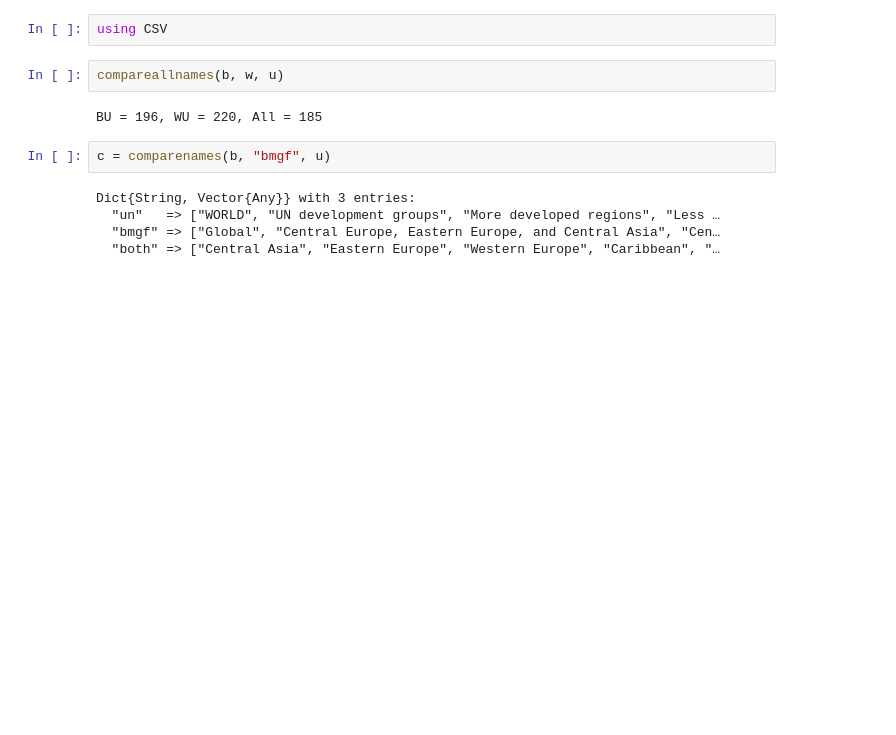
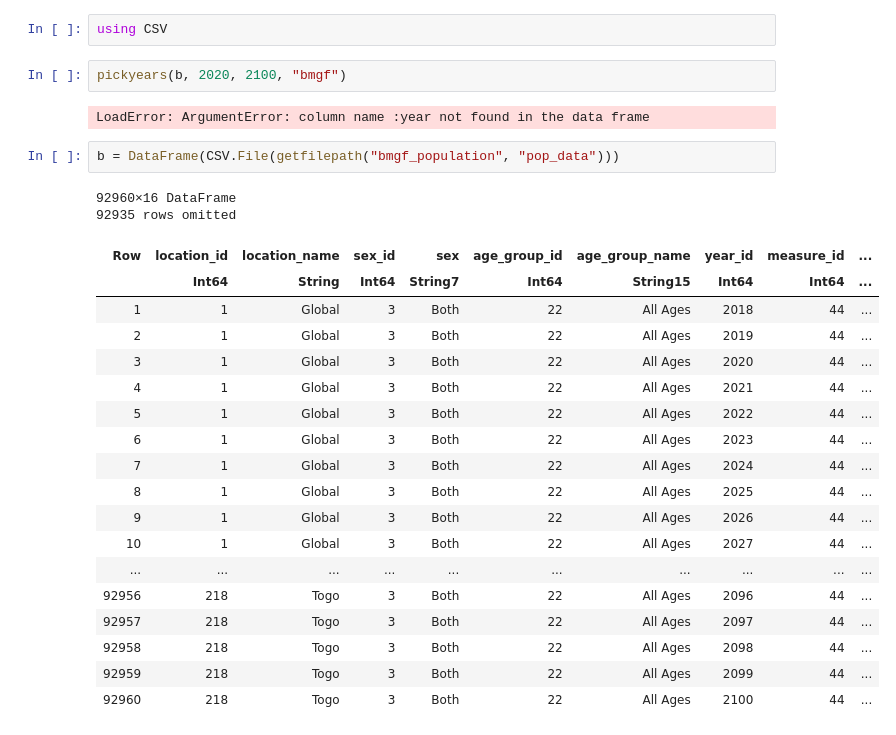
Before and after one commit to nearwalden/peakj, a Jupyter notebook: hacking.ipynb, the cells around one changed output. Cells and saved outputs as stored; diff of their text form; blank space fills up the shorter version.

```diff
--- a/hacking.ipynb
+++ b/hacking.ipynb
@@ -7,14 +11,30 @@ using DataFrames
 # %%
 using CSV
 # %%
-compareallnames(b, w, u)
+pickyears(b, 2020, 2100, "bmgf")
 # %% [output]
-BU = 196, WU = 220, All = 185
+LoadError: ArgumentError: column name :year not found in the data frame
 # %%
-c = comparenames(b, "bmgf", u)
+b = DataFrame(CSV.File(getfilepath("bmgf_population", "pop_data")))
 # %% [output]
-Dict{String, Vector{Any}} with 3 entries:
-  "un"   => ["WORLD", "UN development groups", "More developed regions", "Less …
-  "bmgf" => ["Global", "Central Europe, Eastern Europe, and Central Asia", "Cen…
-  "both" => ["Central Asia", "Eastern Europe", "Western Europe", "Caribbean", "…
+92960×16 DataFrame
+92935 rows omitted
+| Row | location_id | location_name | sex_id | sex | age_group_id | age_group_name | year_id | measure_id | ... |
+|  | Int64 | String | Int64 | String7 | Int64 | String15 | Int64 | Int64 | ... |
+| 1 | 1 | Global | 3 | Both | 22 | All Ages | 2018 | 44 | ... |
+| 2 | 1 | Global | 3 | Both | 22 | All Ages | 2019 | 44 | ... |
+| 3 | 1 | Global | 3 | Both | 22 | All Ages | 2020 | 44 | ... |
+| 4 | 1 | Global | 3 | Both | 22 | All Ages | 2021 | 44 | ... |
+| 5 | 1 | Global | 3 | Both | 22 | All Ages | 2022 | 44 | ... |
+| 6 | 1 | Global | 3 | Both | 22 | All Ages | 2023 | 44 | ... |
+| 7 | 1 | Global | 3 | Both | 22 | All Ages | 2024 | 44 | ... |
+| 8 | 1 | Global | 3 | Both | 22 | All Ages | 2025 | 44 | ... |
+| 9 | 1 | Global | 3 | Both | 22 | All Ages | 2026 | 44 | ... |
+| 10 | 1 | Global | 3 | Both | 22 | All Ages | 2027 | 44 | ... |
+| ... | ... | ... | ... | ... | ... | ... | ... | ... | ... |
+| 92956 | 218 | Togo | 3 | Both | 22 | All Ages | 2096 | 44 | ... |
+| 92957 | 218 | Togo | 3 | Both | 22 | All Ages | 2097 | 44 | ... |
+| 92958 | 218 | Togo | 3 | Both | 22 | All Ages | 2098 | 44 | ... |
+| 92959 | 218 | Togo | 3 | Both | 22 | All Ages | 2099 | 44 | ... |
+| 92960 | 218 | Togo | 3 | Both | 22 | All Ages | 2100 | 44 | ... |
 # %%
```
Also changed, not shown: parts of 6 cells of this notebook, 3 other files.
